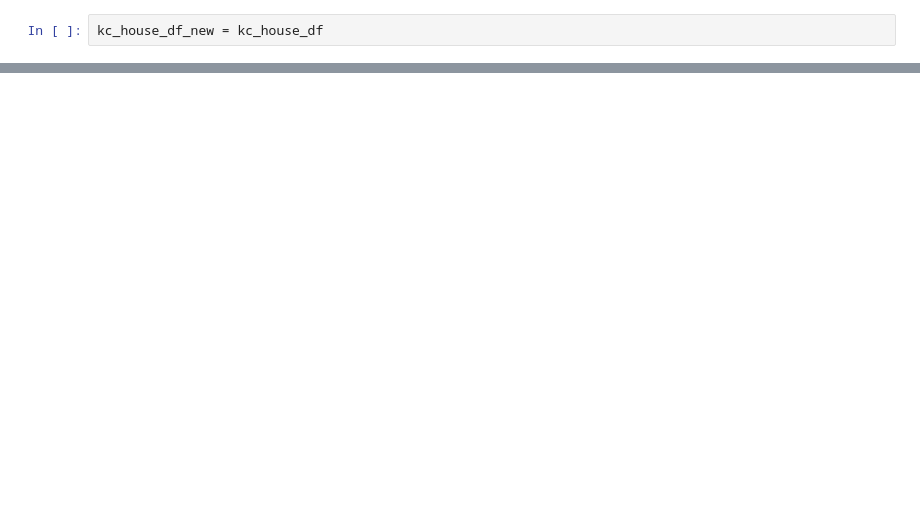
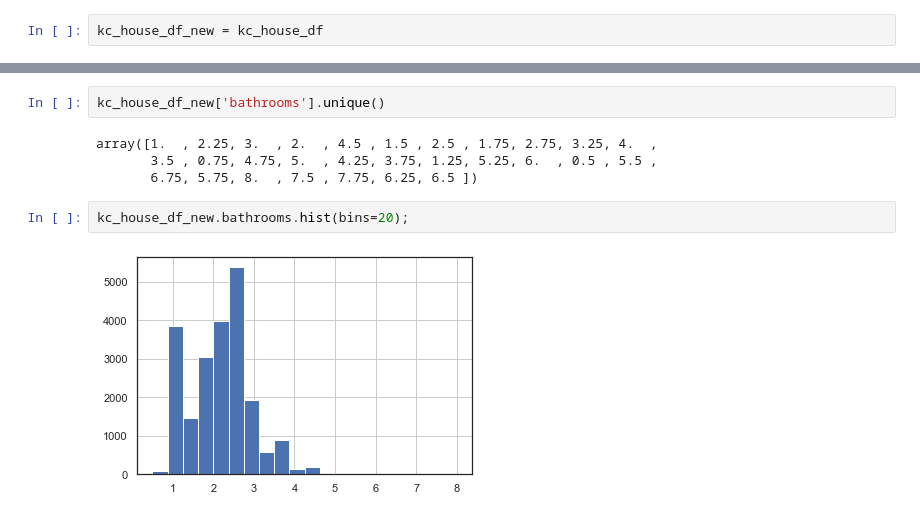
Before and after one commit to dameeech/Phase2_House_Project, a Jupyter notebook: Phase2_Road_Map.ipynb, the cells around one changed output, grey strips where cells are left out. Saved outputs shown, nothing was run; the diff lists cells and outputs as text; blank space fills up the shorter version.

```diff
--- a/Phase2_Road_Map.ipynb
+++ b/Phase2_Road_Map.ipynb
@@ -135,0 +190,10 @@ sns.heatmap(corr, mask=mask, cmap=cmap, center=0,
+# %%
+kc_house_df_new['bathrooms'].unique()
+# %% [output]
+array([1.  , 2.25, 3.  , 2.  , 4.5 , 1.5 , 2.5 , 1.75, 2.75, 3.25, 4.  ,
+       3.5 , 0.75, 4.75, 5.  , 4.25, 3.75, 1.25, 5.25, 6.  , 0.5 , 5.5 ,
+       6.75, 5.75, 8.  , 7.5 , 7.75, 6.25, 6.5 ])
+# %%
+kc_house_df_new.bathrooms.hist(bins=20);
+# %% [output]
+[figure, added]
```
Also changed, not shown: parts of 28 cells of this notebook, 1 other file.
